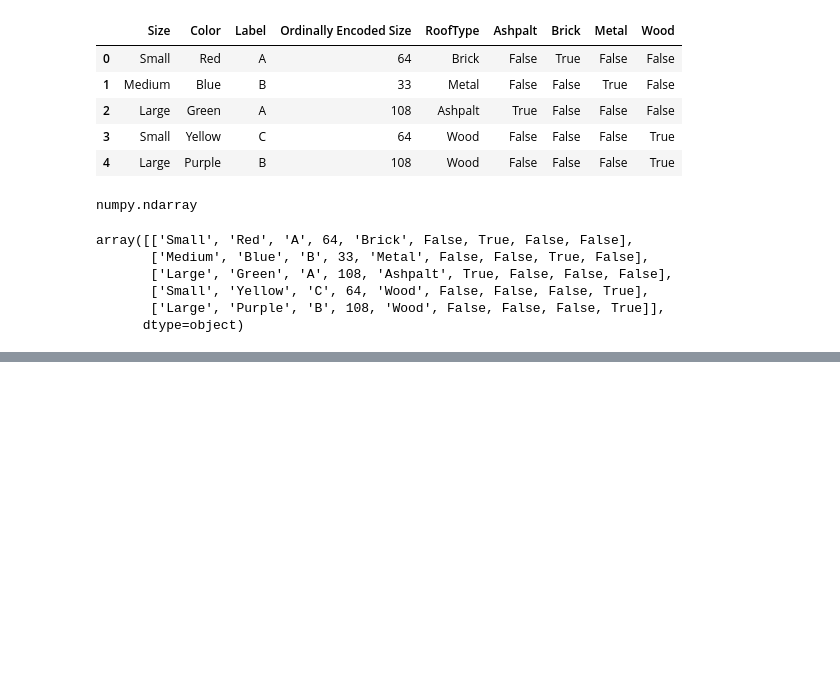
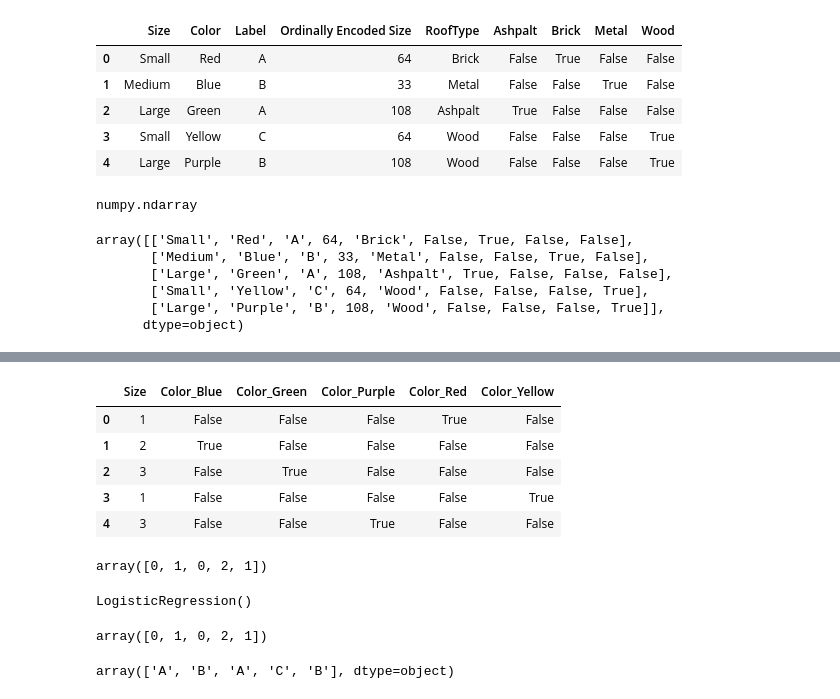
Before and after one commit to turnbullfordsdt/Main-DSDT-Example-Repo, a Jupyter notebook: Advanced ML/encoding.ipynb, the cells around one changed output, grey strips where cells are left out. Cells and saved outputs as stored; diff of their text form; code cells hidden in the pictures; blank space fills up the shorter version.

```diff
--- a/Advanced ML/encoding.ipynb
+++ b/Advanced ML/encoding.ipynb
@@ -138,3 +138,15 @@ array([['Small', 'Red', 'A', 64, 'Brick', False, True, False, False],
        ['Small', 'Yellow', 'C', 64, 'Wood', False, False, False, True],
        ['Large', 'Purple', 'B', 108, 'Wood', False, False, False, True]],
       dtype=object)
+# %%
+import pandas as pd
+
+
+dataset = pd.read_csv("/workspaces/Main-DSDT-Example-Repo/Advanced ML/non-encoded-data.csv")
+
+
+input_data = dataset.drop(columns=["Label"])
+
+labels = dataset["Label"]
+
+display(dataset)
@@ -140,0 +160,9 @@ array([['Small', 'Red', 'A', 64, 'Brick', False, True, False, False],
+# %%
+encoder_dictionary = {
+    "Small" : 1,
+    "Medium" : 2,
+    "Large" : 3
+    }
+
+
+input_data["Size"] = input_data["Size"].map(encoder_dictionary)
@@ -140,0 +178,11 @@ array([['Small', 'Red', 'A', 64, 'Brick', False, True, False, False],
+# %%
+input_data = pd.get_dummies(input_data)
+
+input_data
+# %% [output]
+|  | Size | Color_Blue | Color_Green | Color_Purple | Color_Red | Color_Yellow |
+| 0 | 1 | False | False | False | True | False |
+| 1 | 2 | True | False | False | False | False |
+| 2 | 3 | False | True | False | False | False |
+| 3 | 1 | False | False | False | False | True |
+| 4 | 3 | False | False | True | False | False |
@@ -140,0 +194,24 @@ array([['Small', 'Red', 'A', 64, 'Brick', False, True, False, False],
+# %%
+labels = my_encoder.fit_transform(labels)
+
+labels
+# %% [output]
+array([0, 1, 0, 2, 1])
+# %%
+from sklearn.linear_model import LogisticRegression
+
+
+model = LogisticRegression()
+model.fit(input_data, labels)
+# %% [output]
+LogisticRegression()
+# %%
+predictions = model.predict(input_data)
+
+predictions
+# %% [output]
+array([0, 1, 0, 2, 1])
+# %%
+my_encoder.inverse_transform(predictions)
+# %% [output]
+array(['A', 'B', 'A', 'C', 'B'], dtype=object)
```
Also changed, not shown: parts of 5 cells of this notebook, 3 other files.
